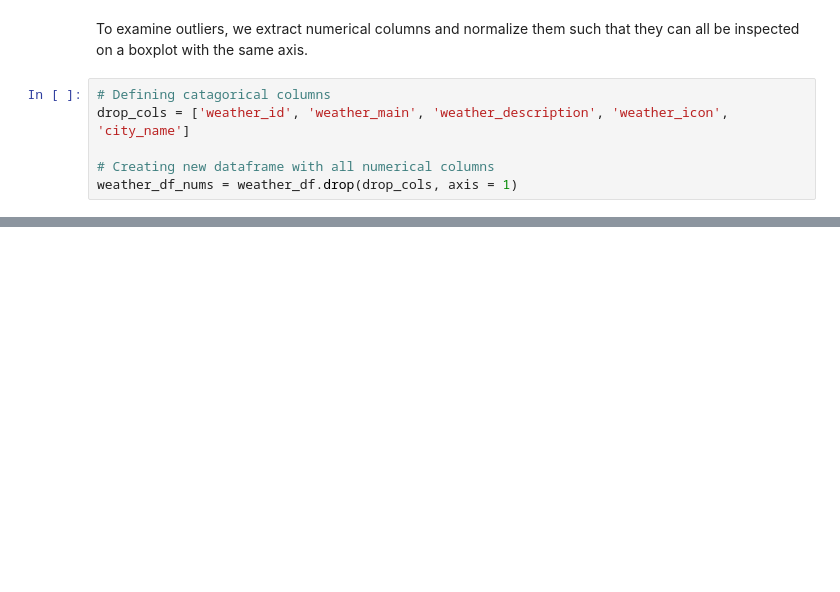
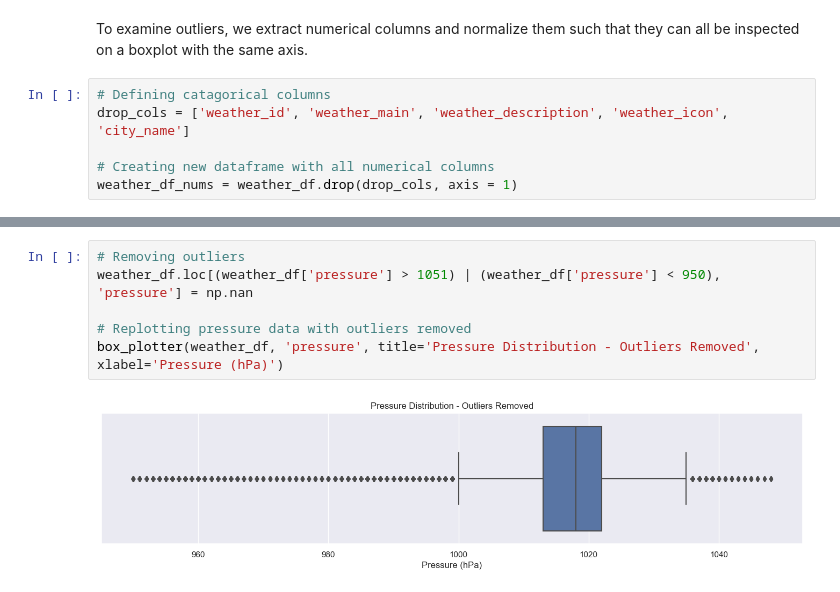
Before and after one commit to MaxBodley/spain-power-forecast, a Jupyter notebook: Analysis.ipynb, the cells around one changed output, grey strips where cells are left out. Cells and saved outputs as stored; diff of their text form; blank space fills up the shorter version.

```diff
--- a/Analysis.ipynb
+++ b/Analysis.ipynb
@@ -392,0 +254,8 @@ weather_df[weather_df.index == checker.time.iloc[250]]
+# %%
+# Removing outliers
+weather_df.loc[(weather_df['pressure'] > 1051) | (weather_df['pressure'] < 950), 'pressure'] = np.nan
+
+# Replotting pressure data with outliers removed
+box_plotter(weather_df, 'pressure', title='Pressure Distribution - Outliers Removed', xlabel='Pressure (hPa)')
+# %% [output]
+[figure, added]
```
Also changed, not shown: parts of 65 cells of this notebook.
